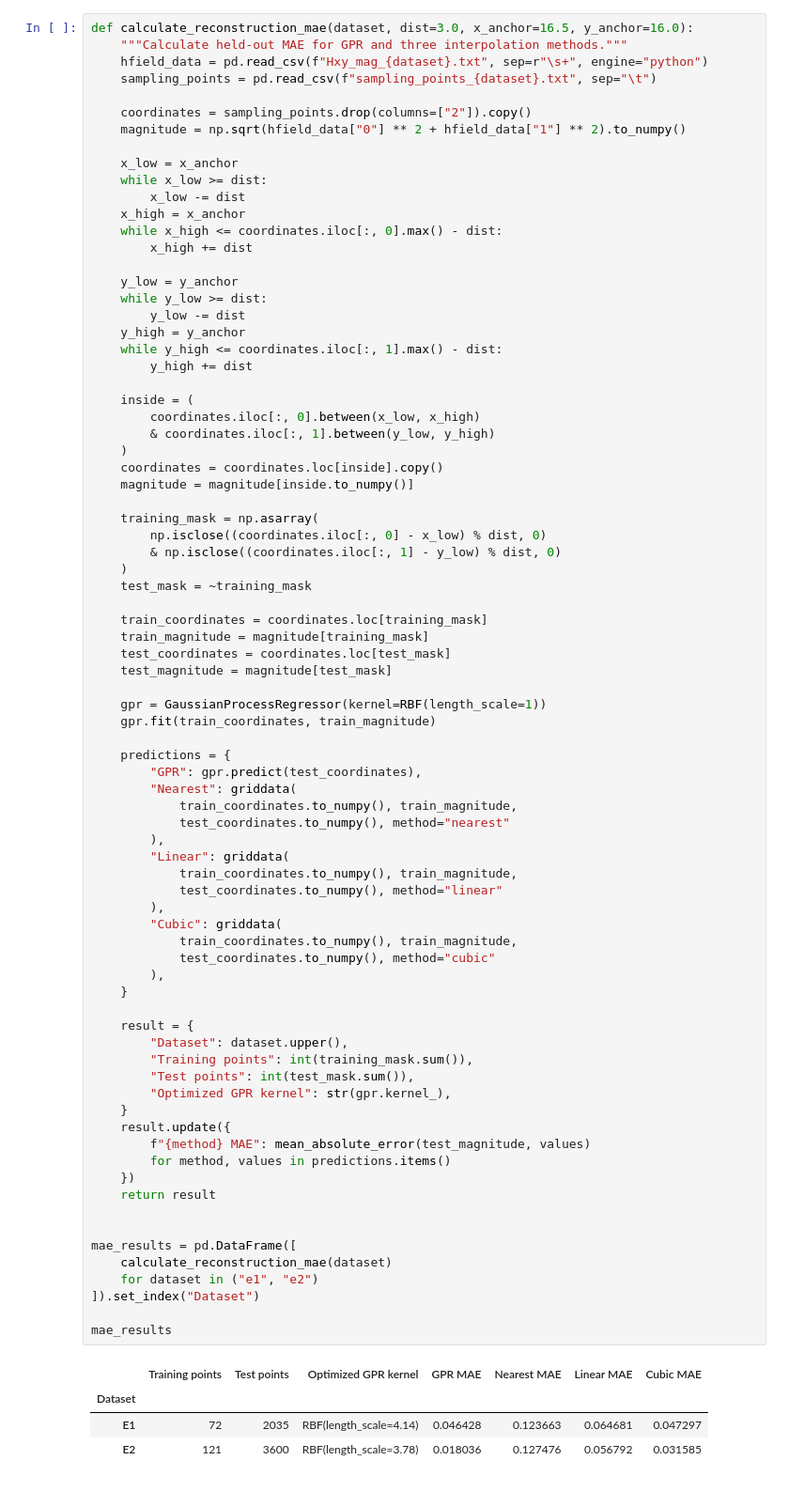
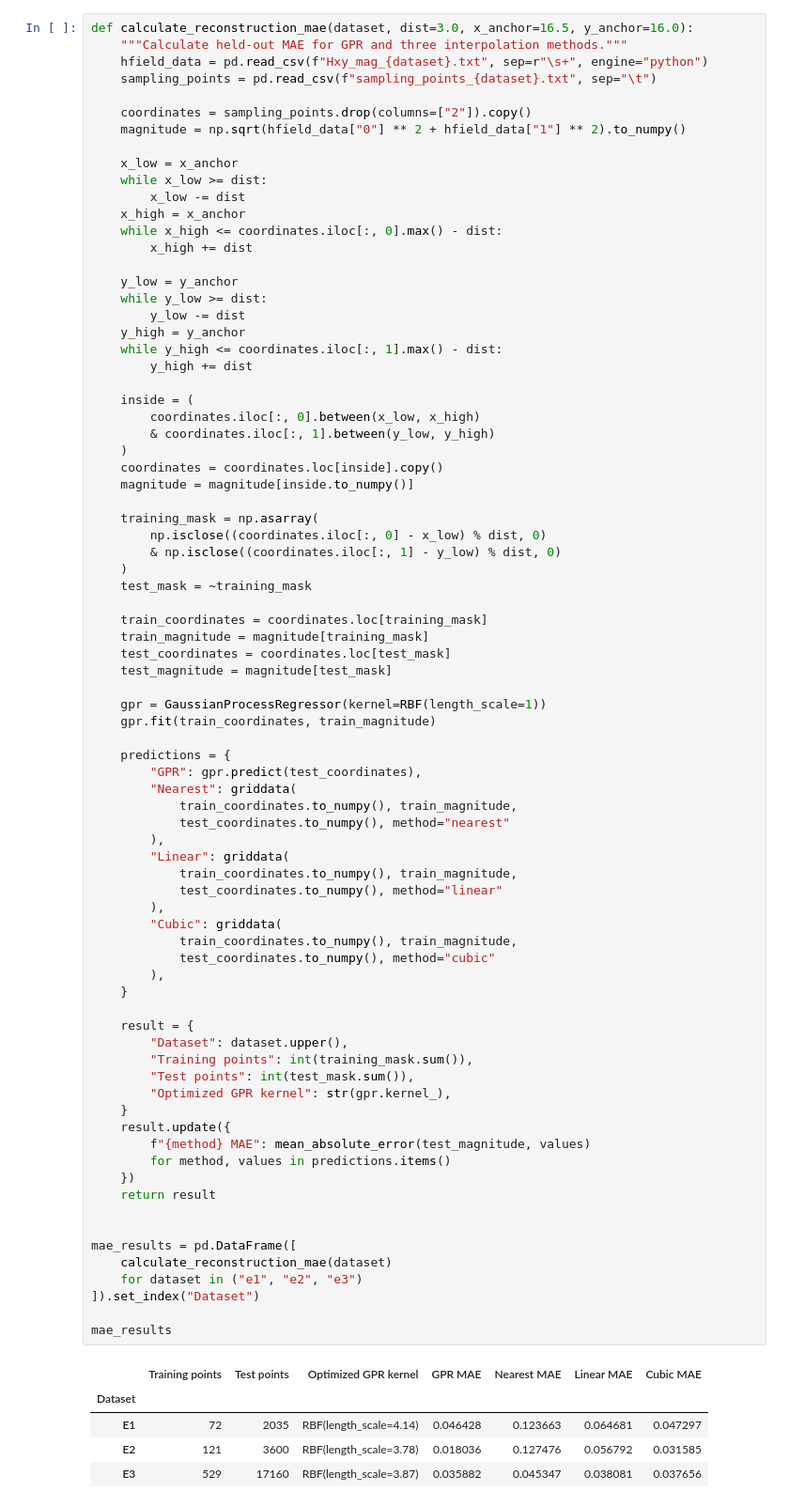
Before and after one commit to Najizarour/yooo, a Jupyter notebook: EMC Nearfield/codes/Task2.ipynb, the cells around one changed output. Shown at 94% size. Drawn from its saved outputs; the diff is of its cells as text.

```diff
--- a/EMC Nearfield/codes/Task2.ipynb
+++ b/EMC Nearfield/codes/Task2.ipynb
@@ -273,31 +273,32 @@ def calculate_reconstruction_mae(dataset, dist=3.0, x_anchor=16.5, y_anchor=16.0
         ),
         "Cubic": griddata(
             train_coordinates.to_numpy(), train_magnitude,
             test_coordinates.to_numpy(), method="cubic"
         ),
     }
 
     result = {
         "Dataset": dataset.upper(),
         "Training points": int(training_mask.sum()),
         "Test points": int(test_mask.sum()),
         "Optimized GPR kernel": str(gpr.kernel_),
     }
     result.update({
         f"{method} MAE": mean_absolute_error(test_magnitude, values)
         for method, values in predictions.items()
     })
     return result
 
 
 mae_results = pd.DataFrame([
     calculate_reconstruction_mae(dataset)
-    for dataset in ("e1", "e2")
+    for dataset in ("e1", "e2", "e3")
 ]).set_index("Dataset")
 
 mae_results
 # %% [output]
 |  | Training points | Test points | Optimized GPR kernel | GPR MAE | Nearest MAE | Linear MAE | Cubic MAE |
 | Dataset |  |  |  |  |  |  |  |
 | E1 | 72 | 2035 | RBF(length_scale=4.14) | 0.046428 | 0.123663 | 0.064681 | 0.047297 |
 | E2 | 121 | 3600 | RBF(length_scale=3.78) | 0.018036 | 0.127476 | 0.056792 | 0.031585 |
+| E3 | 529 | 17160 | RBF(length_scale=3.87) | 0.035882 | 0.045347 | 0.038081 | 0.037656 |
```
Also changed, not shown: parts of 1 cell of this notebook.
